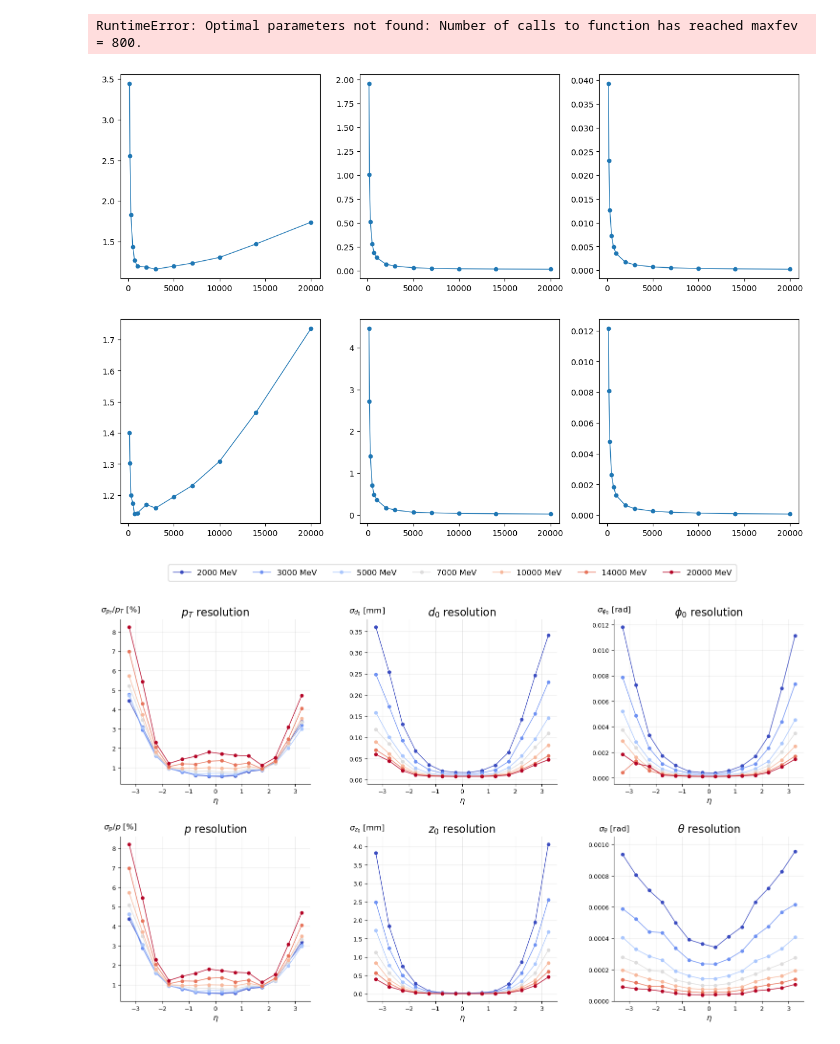
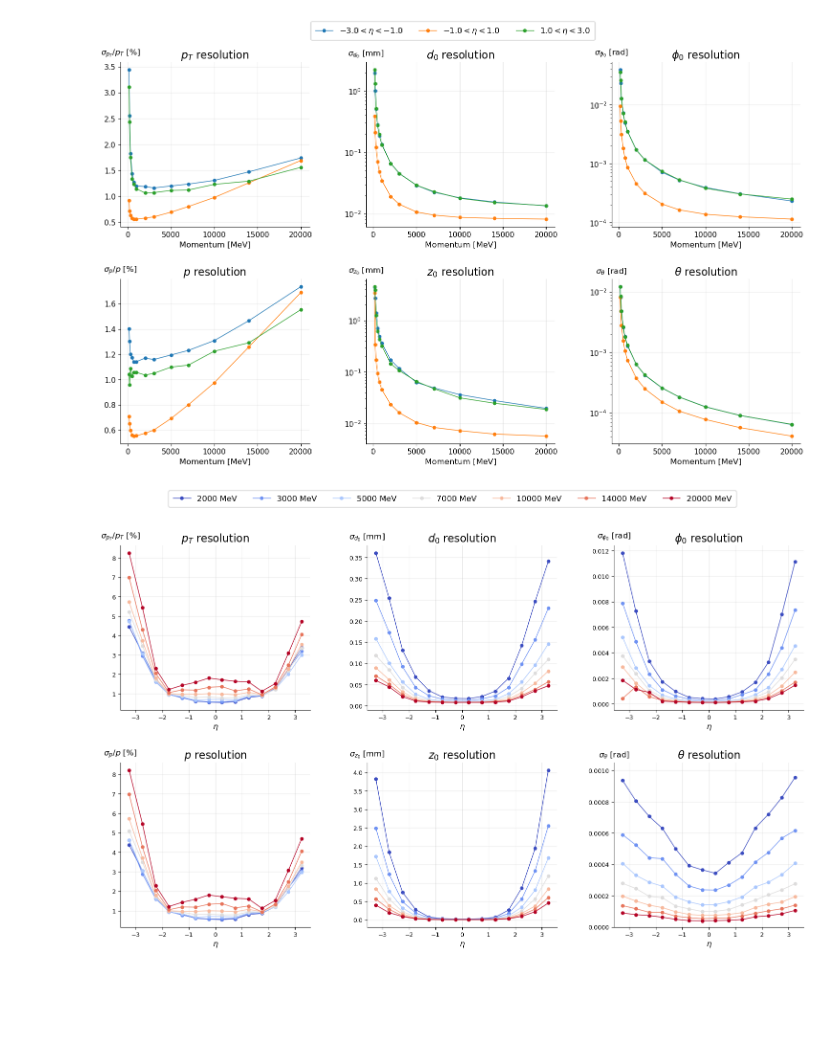
Before and after one commit to P4GAN/B8_Project, a Jupyter notebook: Analysis/tracking_performance.ipynb, the cells around one changed output. Drawn from its saved outputs; the diff is of its cells as text; code cells hidden in the pictures; blank space fills up the shorter version.

```diff
--- a/Analysis/tracking_performance.ipynb
+++ b/Analysis/tracking_performance.ipynb
@@ -20,9 +20,11 @@ def gaussian_sigma(data):
     mean = data.mean()
     counts, edges = np.histogram(data, bins=50, range=(mean - 2 * sigma_guess, mean + 2 * sigma_guess))
     mids = (edges[:-1] + edges[1:]) / 2
-
-    popt, _ = curve_fit(gaussian, mids, counts, p0=[max(counts), mids[np.argmax(counts)], sigma_guess])
-    return abs(popt[2])
+    try:
+        popt, _ = curve_fit(gaussian, mids, counts, p0=[max(counts), mids[np.argmax(counts)], sigma_guess])
+        return abs(popt[2])
+    except:
+        return sigma_guess
 # %%
 fig, axes = plt.subplots(2, 3, figsize=(15, 10))
 
@@ -91,46 +93,50 @@ axes[0, 2].set_title(r"$\phi_0$ resolution", fontsize=title_fs)
 axes[1, 2].set_title(r"$\theta$ resolution", fontsize=title_fs)
 
 # Y labels
-axes[0, 0].set_ylabel(r"$\sigma(\Delta p_T / p_T)$ [%]", fontsize=label_fs)
-axes[1, 0].set_ylabel(r"$\sigma(\Delta p / p)$ [%]", fontsize=label_fs)
-axes[0, 1].set_ylabel(r"$\sigma(d_0)$ [mm]", fontsize=label_fs)
-axes[1, 1].set_ylabel(r"$\sigma(z_0)$ [mm]", fontsize=label_fs)
-axes[0, 2].set_ylabel(r"$\sigma(\phi_0)$ [rad]", fontsize=label_fs)
-axes[1, 2].set_ylabel(r"$\sigma(\theta)$ [rad]", fontsize=label_fs)
+axes[0, 0].set_ylabel(r"$\sigma_{p_T} / p_T$ [%]", fontsize=label_fs, rotation=0, labelpad=20)
+axes[1, 0].set_ylabel(r"$\sigma_{p} / p$ [%]", fontsize=label_fs, rotation=0, labelpad=20)
+axes[0, 1].set_ylabel(r"$\sigma_{d_0}$ [mm]", fontsize=label_fs, rotation=0, labelpad=20)
+axes[1, 1].set_ylabel(r"$\sigma_{z_0}$ [mm]", fontsize=label_fs, rotation=0, labelpad=20)
+axes[0, 2].set_ylabel(r"$\sigma_{\phi_0}$ [rad]", fontsize=label_fs, rotation=0, labelpad=20)
+axes[1, 2].set_ylabel(r"$\sigma_{\theta}$ [rad]", fontsize=label_fs, rotation=0, labelpad=20)
+
+axes[0, 1].set_yscale("log")
+axes[1, 1].set_yscale("log")
+axes[0, 2].set_yscale("log")
+axes[1, 2].set_yscale("log")
 
 # X labels
 for ax in axes.flat:
     ax.set_xlabel(r"Momentum [MeV]", fontsize=label_fs)
-    ax.set_xscale("log")
     ax.grid(True, which="major", alpha=0.25)
     ax.grid(True, which="minor", axis="x", alpha=0.10)
     ax.spines["top"].set_visible(False)
     ax.spines["right"].set_visible(False)
     ax.tick_params(axis="both", labelsize=tick_fs)
+    ax.yaxis.set_label_coords(0.0, 1.02)
 
 handles, labels = axes[0, 0].get_legend_handles_labels()
 fig.legend(
     handles, labels,
     loc="upper center",
     bbox_to_anchor=(0.5, 0.95),
     ncol=3,
     frameon=True,
     fancybox=True,
     framealpha=1.0,
     edgecolor="0.8",
     fontsize=legend_fs,
     borderpad=0.6,
     labelspacing=0.6,
     handlelength=2.2,
 )
 
 plt.tight_layout(rect=(0, 0, 1, 0.90))
 fig.subplots_adjust(hspace=0.32)
 fig.subplots_adjust(wspace=0.3)
 plt.show()
 # %% [output]
-RuntimeError: Optimal parameters not found: Number of calls to function has reached maxfev = 800.
-[figure, old version]
+[figure, new version]
 # %%
 fig, axes = plt.subplots(2, 3, figsize=(15, 10))
 
```
Also changed, not shown: parts of 7 cells of this notebook, 22 other files.
